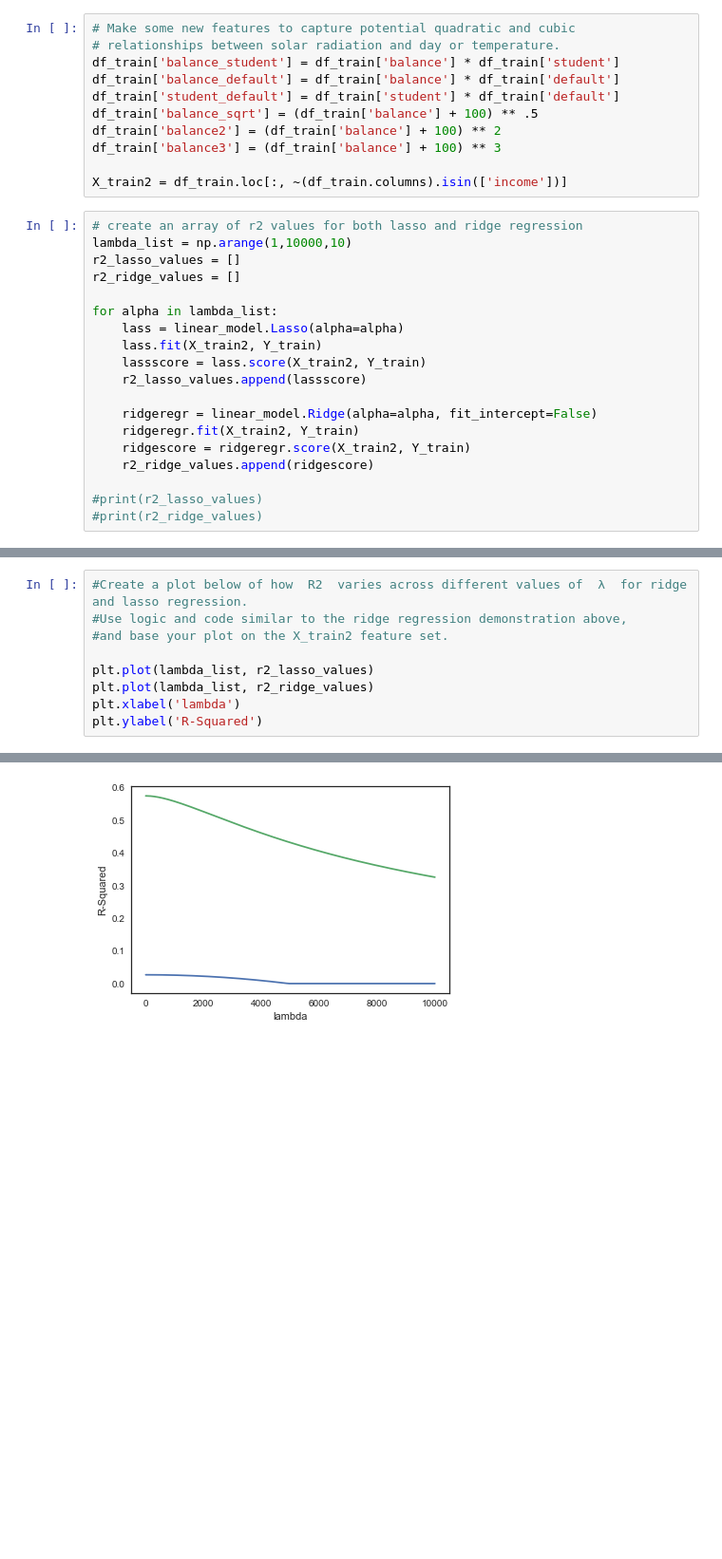
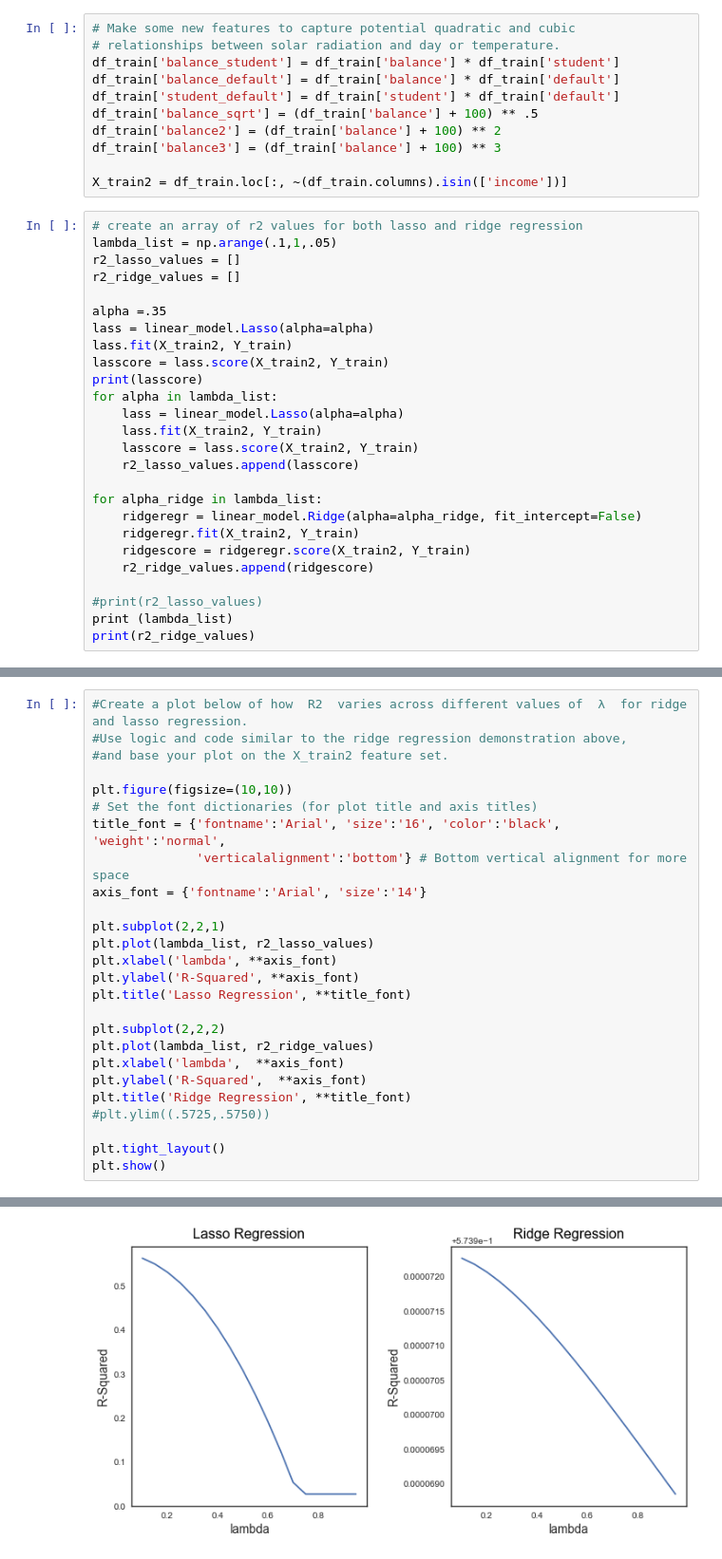
Before and after one commit to spaceport729/thinkful, a Jupyter notebook: plot_lambda_r2_regression.ipynb, the cells around one changed output, grey strips where cells are left out. Shown at 95% size. Saved outputs shown, nothing was run; the diff lists cells and outputs as text; blank space fills up the shorter version.

```diff
--- a/plot_lambda_r2_regression.ipynb
+++ b/plot_lambda_r2_regression.ipynb
@@ -43,20 +44,27 @@ df_train['balance3'] = (df_train['balance'] + 100) ** 3
 X_train2 = df_train.loc[:, ~(df_train.columns).isin(['income'])]
 # %%
 # create an array of r2 values for both lasso and ridge regression
-lambda_list = np.arange(1,10000,10)
+lambda_list = np.arange(.1,1,.05)
 r2_lasso_values = []
 r2_ridge_values = []
 
+alpha =.35
+lass = linear_model.Lasso(alpha=alpha)
+lass.fit(X_train2, Y_train)
+lasscore = lass.score(X_train2, Y_train)
+print(lasscore)
 for alpha in lambda_list:
     lass = linear_model.Lasso(alpha=alpha)
     lass.fit(X_train2, Y_train)
-    lassscore = lass.score(X_train2, Y_train)
-    r2_lasso_values.append(lassscore)
+    lasscore = lass.score(X_train2, Y_train)
+    r2_lasso_values.append(lasscore)
 
-    ridgeregr = linear_model.Ridge(alpha=alpha, fit_intercept=False)
+for alpha_ridge in lambda_list:
+    ridgeregr = linear_model.Ridge(alpha=alpha_ridge, fit_intercept=False)
     ridgeregr.fit(X_train2, Y_train)
     ridgescore = ridgeregr.score(X_train2, Y_train)
     r2_ridge_values.append(ridgescore)
 
 #print(r2_lasso_values)
-#print(r2_ridge_values)
+print (lambda_list)
+print(r2_ridge_values)
@@ -65,8 +78,25 @@ for alpha in lambda_list:
 #Use logic and code similar to the ridge regression demonstration above,
 #and base your plot on the X_train2 feature set.
 
+plt.figure(figsize=(10,10))
+# Set the font dictionaries (for plot title and axis titles)
+title_font = {'fontname':'Arial', 'size':'16', 'color':'black', 'weight':'normal',
+              'verticalalignment':'bottom'} # Bottom vertical alignment for more space
+axis_font = {'fontname':'Arial', 'size':'14'}
+
+plt.subplot(2,2,1)
 plt.plot(lambda_list, r2_lasso_values)
+plt.xlabel('lambda', **axis_font)
+plt.ylabel('R-Squared', **axis_font)
+plt.title('Lasso Regression', **title_font)
+
+plt.subplot(2,2,2)
 plt.plot(lambda_list, r2_ridge_values)
-plt.xlabel('lambda')
-plt.ylabel('R-Squared')
+plt.xlabel('lambda',  **axis_font)
+plt.ylabel('R-Squared',  **axis_font)
+plt.title('Ridge Regression', **title_font)
+#plt.ylim((.5725,.5750))
+
+plt.tight_layout()
+plt.show()
 # %% [output]
@@ -74 +103 @@ plt.ylabel('R-Squared')
-[figure, old version]
+[figure, new version]
```
Also changed, not shown: parts of 3 cells of this notebook.
